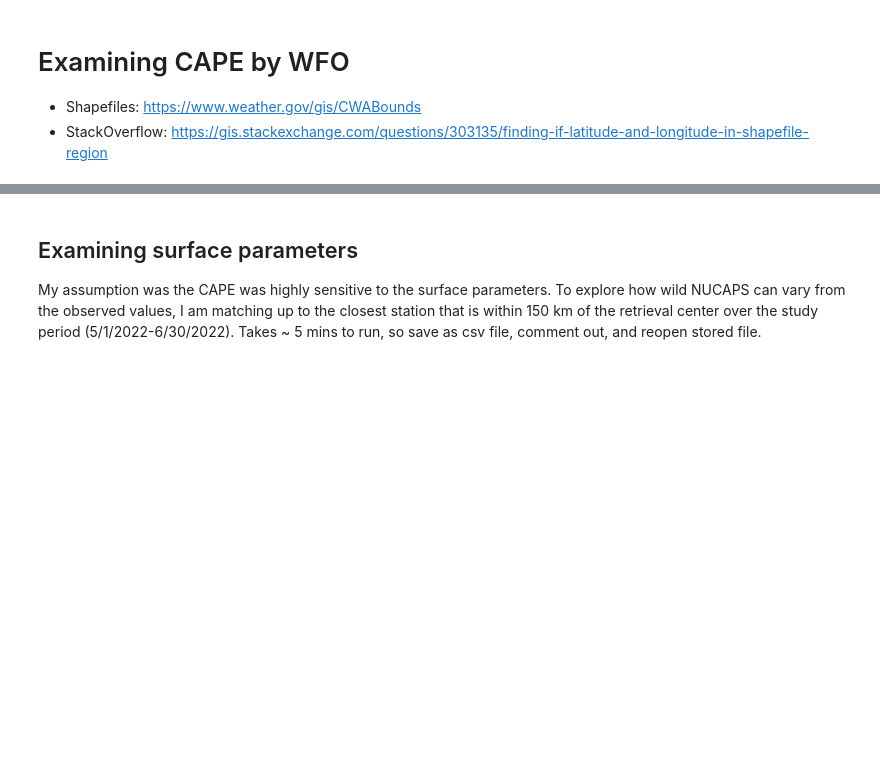
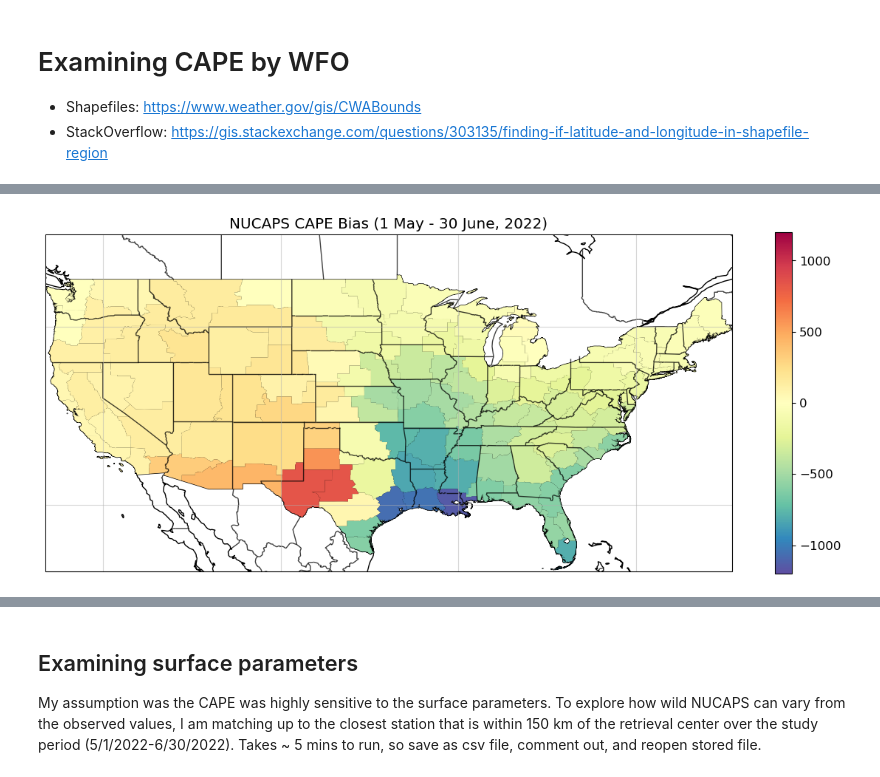
Before and after one commit to NUCAPS/global_stability_params, a Jupyter notebook: analysis.ipynb, the cells around one changed output, grey strips where cells are left out. Saved outputs shown, nothing was run; the diff lists cells and outputs as text; code cells hidden in the pictures; blank space fills up the shorter version.

Commit message:
Finishing touches to choropleths

```diff
--- a/analysis.ipynb
+++ b/analysis.ipynb
@@ -337,0 +272,10 @@ get_wfo(-100, pt[1], shp)
+# %%
+wfo_bias = df.groupby(['wfo'])['diff'].mean() # will plot
+wfo_rmse = df.groupby(['wfo'])['diff'].agg(lambda x: (x**2).mean()**0.5) # will plot
+wfo_std = df.groupby(['wfo'])['diff'].std()
+wfo_std2 = (wfo_rmse**2 - wfo_bias**2)**0.5
+
+wfo_stats = pd.DataFrame( {'rmse' : wfo_rmse, 'bias': wfo_mean, 'std': wfo_std, 'std2': wfo_std2})
+
+# wfo_stats.to_csv("wfo_stats.csv")
+# wfo_stats.read_csv("wfo_stats.csv")
@@ -337,0 +318,16 @@ get_wfo(-100, pt[1], shp)
+# %%
+def choropleth(ax, conus, point_data, var, cmap_name, vmin, vmax, step):
+    cmap = plt.cm.get_cmap(cmap_name)
+    norm = Normalize(vmin=vmin, vmax=vmax+1)
+    bounds = np.arange(vmin, vmax+1, step)
+
+    # Plot the filled states
+    for c in conus:
+        wfo = c.attributes['WFO']
+        if wfo in point_data.index:
+            v = point_data.loc[wfo][var]
+            sp = ShapelyFeature(c.geometry, proj, edgecolor='None', facecolor=cmap(norm(v)))
+            ax.add_feature(sp)
+
+    sm = plt.cm.ScalarMappable(cmap=cmap, norm=plt.Normalize(vmin=vmin, vmax=vmax))
+    plt.colorbar(sm, shrink=0.4, ax=ax)
@@ -337,0 +346,19 @@ get_wfo(-100, pt[1], shp)
+# %%
+proj = ccrs.PlateCarree()
+
+fig, ax1 = plt.subplots(subplot_kw=dict(projection=proj), figsize=[15,15])
+
+plt.rc('font', size=12)
+
+drawLabels(ax1)
+draw_map(ax1)
+drawShapeFile(ax1, conus)
+choropleth(ax1, conus, wfo_stats, 'bias', 'Spectral_r', -1200, 1200, 50)
+
+ax1.add_feature(cfeature.NaturalEarthFeature( 'cultural', 'admin_1_states_provinces_lines', '10m', edgecolor='k', facecolor='none', alpha=0.75))
+
+ax1.set_title('NUCAPS CAPE Bias (1 May - 30 June, 2022)')
+
+plt.show()
+# %% [output]
+[figure, added]
```
Also changed, not shown: parts of 20 cells of this notebook.
